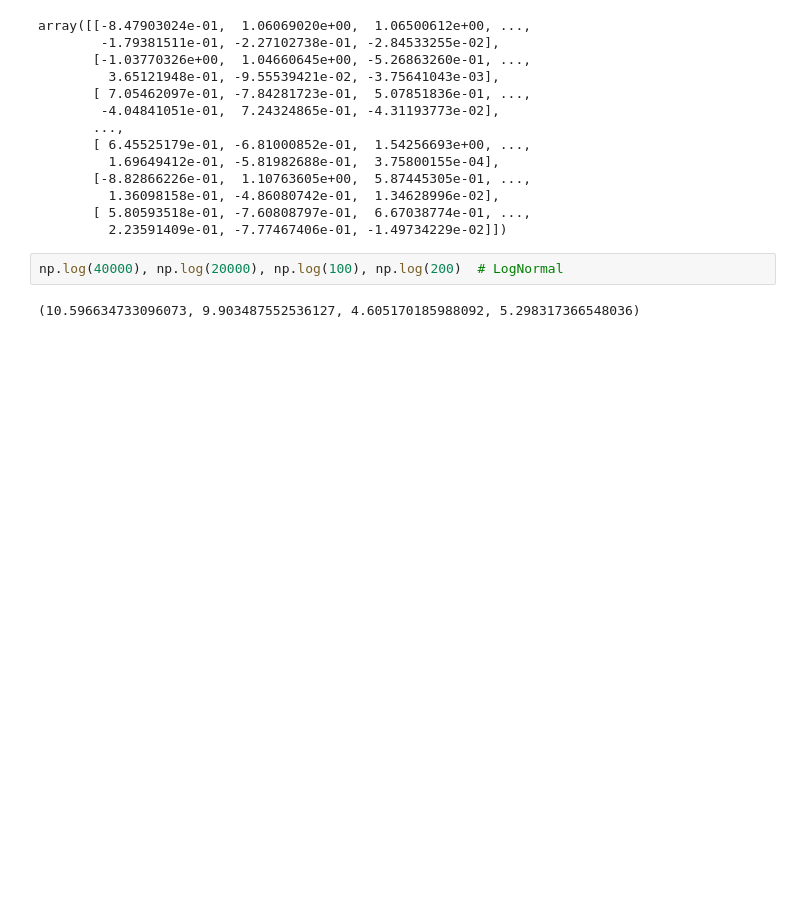
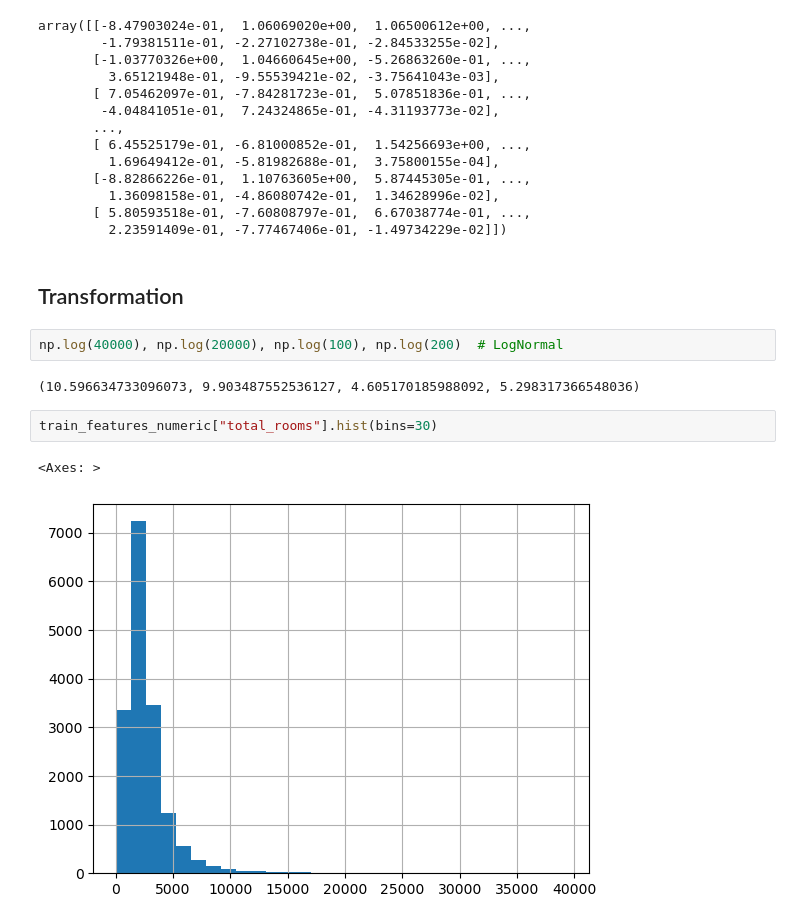
Before and after one commit to Yousefess/ML-DL, a Jupyter notebook: 02 Machine Learning with Project/01 end-to-end Regression/Regression.ipynb, the cells around one changed output. Saved outputs shown, nothing was run; the diff lists cells and outputs as text; blank space fills up the shorter version.

```diff
--- a/02 Machine Learning with Project/01 end-to-end Regression/Regression.ipynb
+++ b/02 Machine Learning with Project/01 end-to-end Regression/Regression.ipynb
@@ -904,7 +904,14 @@ array([[-8.47903024e-01,  1.06069020e+00,  1.06500612e+00, ...,
          1.36098158e-01, -4.86080742e-01,  1.34628996e-02],
        [ 5.80593518e-01, -7.60808797e-01,  6.67038774e-01, ...,
          2.23591409e-01, -7.77467406e-01, -1.49734229e-02]])
+# %% [markdown]
+## Transformation
 # %%
 np.log(40000), np.log(20000), np.log(100), np.log(200)  # LogNormal
 # %% [output]
 (10.596634733096073, 9.903487552536127, 4.605170185988092, 5.298317366548036)
+# %%
+train_features_numeric["total_rooms"].hist(bins=30)
+# %% [output]
+<Axes: >
+[figure, added]
```
Also changed, not shown: parts of 14 cells of this notebook.
